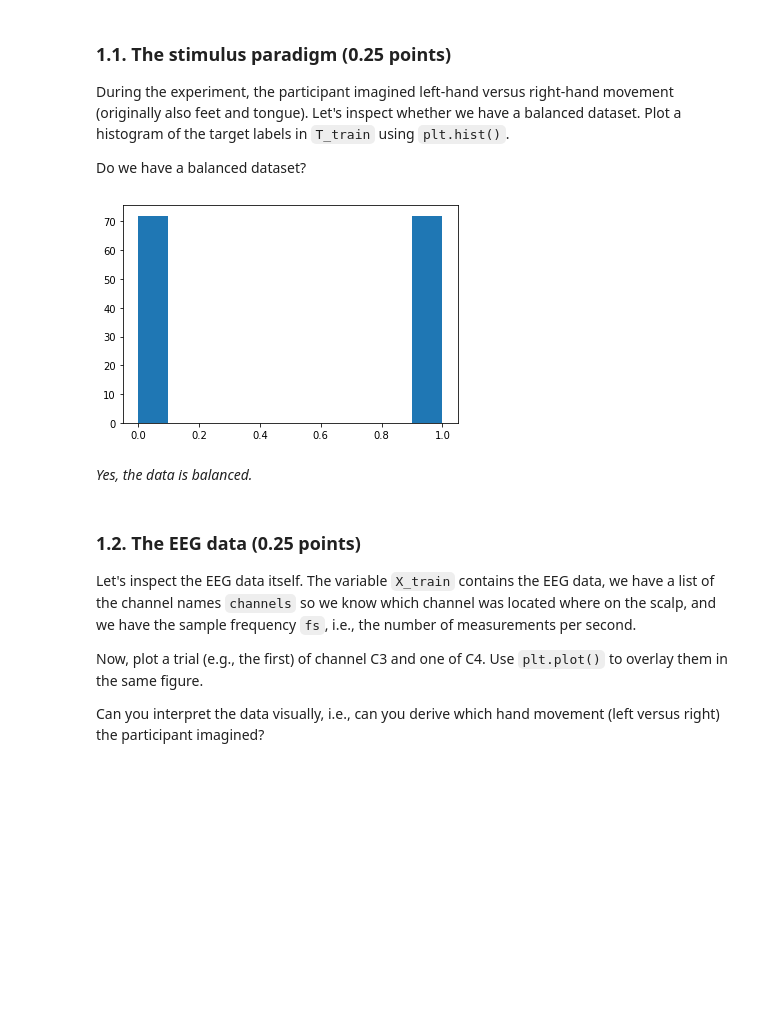
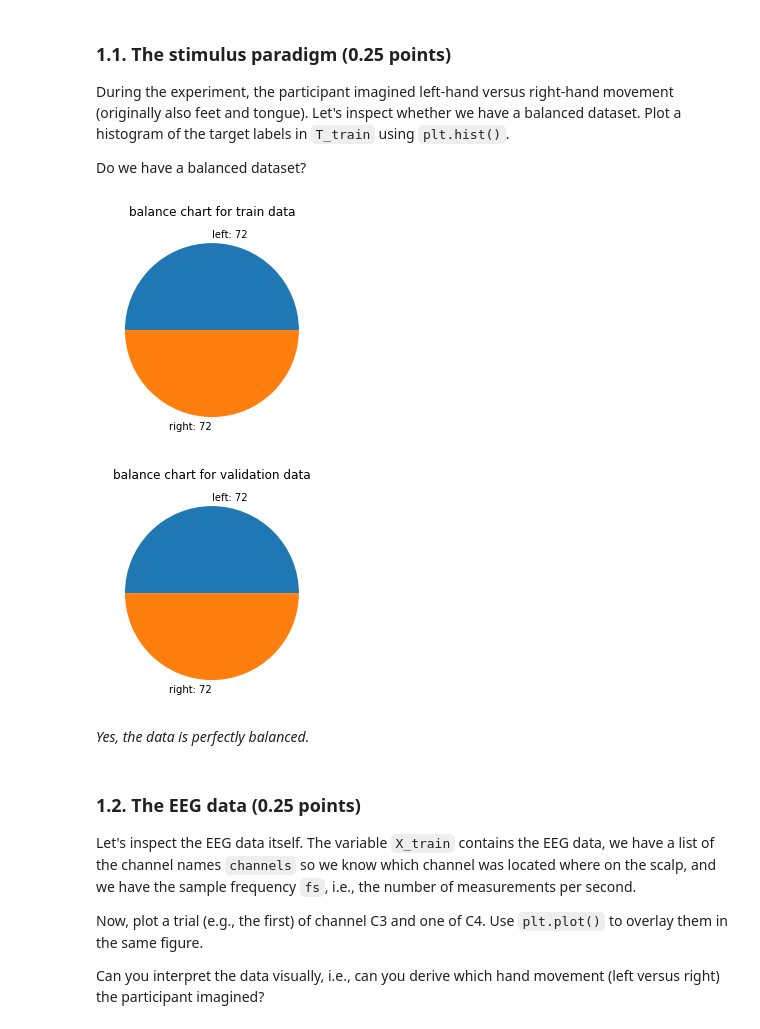
Before and after one commit to malyvsen/radboud-bci, a Jupyter notebook: assignment2.ipynb, the cells around one changed output. Saved outputs shown, nothing was run; the diff lists cells and outputs as text; code cells hidden in the pictures; blank space fills up the shorter version.

Commit message:
2: prettier balance charts in data exploration

```diff
--- a/assignment2.ipynb
+++ b/assignment2.ipynb
@@ -191,8 +191,3 @@ Validation data:
 During the experiment, the participant imagined left-hand versus right-hand movement (originally also feet and tongue). Let's inspect whether we have a balanced dataset. Plot a histogram of the target labels in `T_train` using `plt.hist()`.
 
 Do we have a balanced dataset?
-# %%
-plt.hist(T_train)
-plt.show()
-# %% [output]
-[figure, removed]
@@ -199,5 +198,17 @@ plt.show()
+# %%
+def balance_chart(labels, title):
+    counts = [np.sum(1 - labels), np.sum(labels)]
+    plt.pie(counts, labels=[f'{hand}: {count}' for hand, count in zip(hands, counts)]) # this is prettier than plt.hist
+    plt.title(title)
+    plt.show()
+# %%
+balance_chart(T_train, 'balance chart for train data')
+balance_chart(T_valid, 'balance chart for validation data')
+# %% [output]
+[figure, added]
+[figure, added]
 # %% [markdown]
-_Yes, the data is balanced._
+_Yes, the data is perfectly balanced._
 # %% [markdown]
 ### 1.2. The EEG data (0.25 points) <a class="anchor" id="eeg"></a>
 Let's inspect the EEG data itself. The variable `X_train` contains the EEG data, we have a list of the channel names `channels` so we know which channel was located where on the scalp, and we have the sample frequency `fs`, i.e., the number of measurements per second.
```
Also changed, not shown: parts of 2 cells of this notebook.
